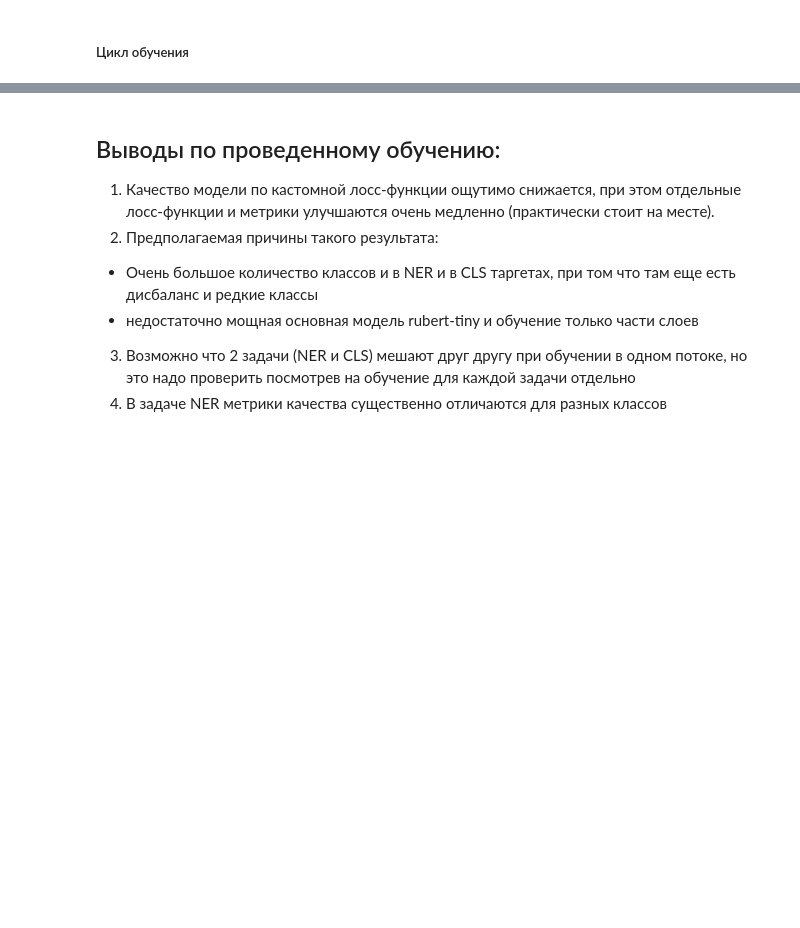
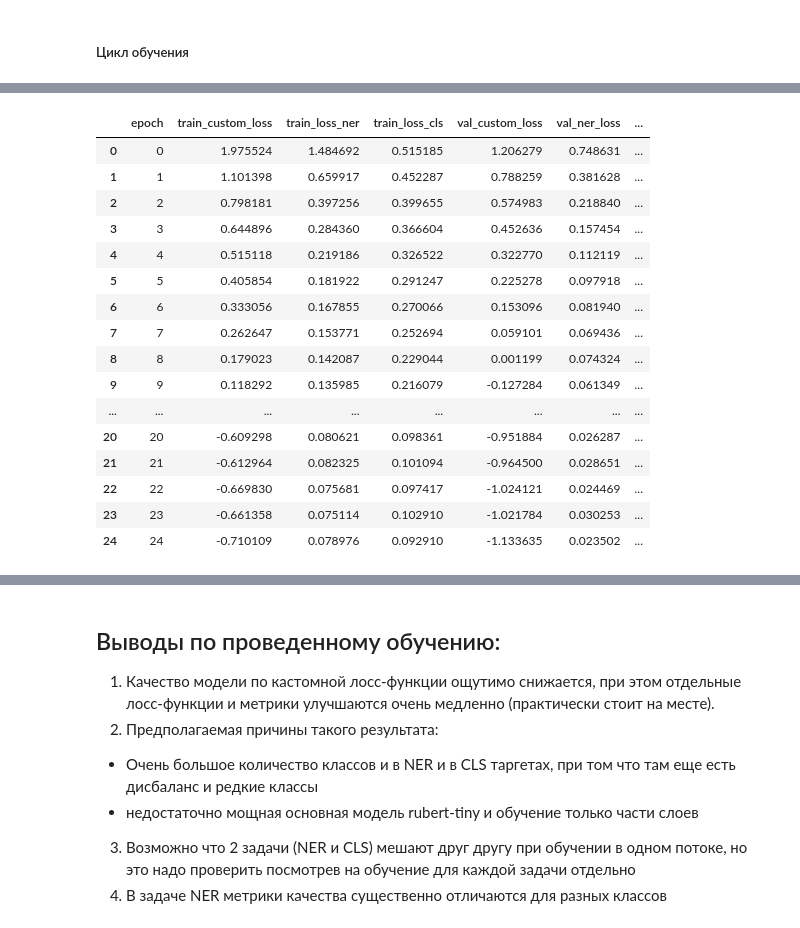
Before and after one commit to russele7/practicum_dle_sprint_5, a Jupyter notebook: NEREL_MultiTask_Notebook.ipynb, the cells around one changed output, grey strips where cells are left out. Drawn from its saved outputs; the diff is of its cells as text; code cells hidden in the pictures; blank space fills up the shorter version.

```diff
--- a/NEREL_MultiTask_Notebook.ipynb
+++ b/NEREL_MultiTask_Notebook.ipynb
@@ -911,0 +981,20 @@ df
+# %%
+df
+# %% [output]
+|  | epoch | train_custom_loss | train_loss_ner | train_loss_cls | val_custom_loss | val_ner_loss | ... |
+| 0 | 0 | 1.975524 | 1.484692 | 0.515185 | 1.206279 | 0.748631 | ... |
+| 1 | 1 | 1.101398 | 0.659917 | 0.452287 | 0.788259 | 0.381628 | ... |
+| 2 | 2 | 0.798181 | 0.397256 | 0.399655 | 0.574983 | 0.218840 | ... |
+| 3 | 3 | 0.644896 | 0.284360 | 0.366604 | 0.452636 | 0.157454 | ... |
+| 4 | 4 | 0.515118 | 0.219186 | 0.326522 | 0.322770 | 0.112119 | ... |
+| 5 | 5 | 0.405854 | 0.181922 | 0.291247 | 0.225278 | 0.097918 | ... |
+| 6 | 6 | 0.333056 | 0.167855 | 0.270066 | 0.153096 | 0.081940 | ... |
+| 7 | 7 | 0.262647 | 0.153771 | 0.252694 | 0.059101 | 0.069436 | ... |
+| 8 | 8 | 0.179023 | 0.142087 | 0.229044 | 0.001199 | 0.074324 | ... |
+| 9 | 9 | 0.118292 | 0.135985 | 0.216079 | -0.127284 | 0.061349 | ... |
+| ... | ... | ... | ... | ... | ... | ... | ... |
+| 20 | 20 | -0.609298 | 0.080621 | 0.098361 | -0.951884 | 0.026287 | ... |
+| 21 | 21 | -0.612964 | 0.082325 | 0.101094 | -0.964500 | 0.028651 | ... |
+| 22 | 22 | -0.669830 | 0.075681 | 0.097417 | -1.024121 | 0.024469 | ... |
+| 23 | 23 | -0.661358 | 0.075114 | 0.102910 | -1.021784 | 0.030253 | ... |
+| 24 | 24 | -0.710109 | 0.078976 | 0.092910 | -1.133635 | 0.023502 | ... |
```
Also changed, not shown: parts of 27 cells of this notebook.
